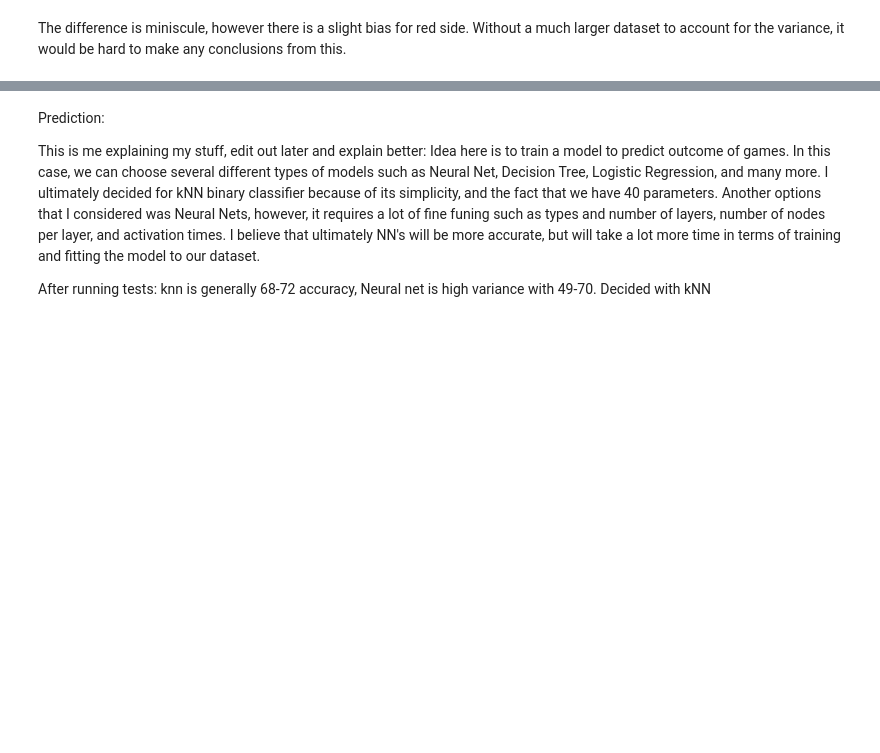
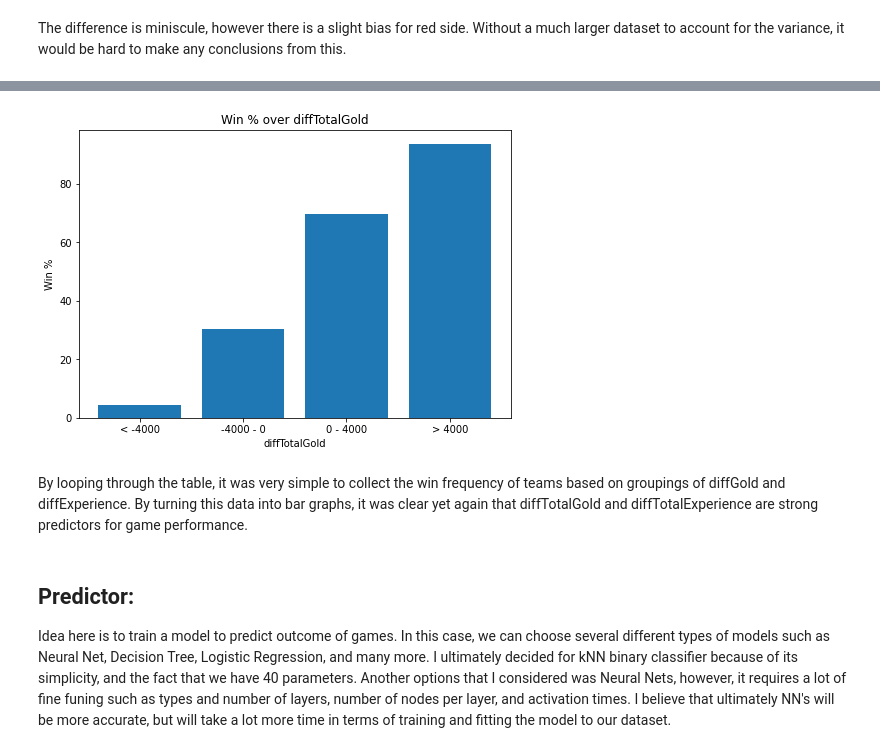
Before and after one commit to liyong2123/cmsc320project, a Jupyter notebook: Final_Tutorial.ipynb, the cells around one changed output, grey strips where cells are left out. Drawn from its saved outputs; the diff is of its cells as text; code cells hidden in the pictures; blank space fills up the shorter version.

```diff
--- a/Final_Tutorial.ipynb
+++ b/Final_Tutorial.ipynb
@@ -163,11 +241,56 @@ The difference is miniscule, however there is a slight bias for red side. Withou
+# %%
+# to calculate average win % for 4 ranges of values
+
+# c gets count of range, w gets num wins for range, range determined by if-else ladder
+
+c1 = 0
+c2 = 0
+c3 = 0
+c4 = 0
+w1 = 0
+w2 = 0
+w3 = 0
+w4 = 0
+index = 0
+
+for e in diffData['diffTotalGold']:
+    if e <= -4000:
+        c1 += 1
+        w1 += diffData['blueWins'][index]
+    elif e <= 0:
+        c2 += 1
+        w2 += diffData['blueWins'][index]
+    elif e <= 4000:
+        c3 += 1
+        w3 += diffData['blueWins'][index]
+    else:
+        c4 += 1
+        w4 += diffData['blueWins'][index]
+    index += 1
+
+# win %
+p1 = float(w1/c1) * 100
+p2 = float(w2/c2) * 100
+p3 = float(w3/c3) * 100
+p4 = float(w4/c4) * 100
+
+fig = plt.figure()
+ax = fig.add_axes([0,0,1,1])
+ax.bar(['< -4000', '-4000 - 0', '0 - 4000', '> 4000'], [p1, p2, p3, p4])
+
+ax.set_xlabel('diffTotalGold')
+ax.set_ylabel('Win %')
+ax.set_title('Win % over diffTotalGold')
+
+plt.show()
+# %% [output]
+[figure, added]
+# %% [markdown]
+By looping through the table, it was very simple to collect the win frequency of teams based on groupings of diffGold and diffExperience. By turning this data into bar graphs, it was clear yet again that diffTotalGold and diffTotalExperience are strong predictors for game performance.
 # %% [markdown]
-Prediction:
+## Predictor:
 
-This is me explaining my stuff, edit out later and explain better:
 Idea here is to train a model to predict outcome of games. In this case, we can choose several different types of models such as Neural Net, Decision Tree, Logistic Regression, and many more. I ultimately decided for kNN binary classifier because of its simplicity, and the fact that we have 40 parameters. Another options that I considered was Neural Nets, however, it requires a lot of fine funing such as types and number of layers, number of nodes per layer, and activation times. I believe that ultimately NN's will be more accurate, but will take a lot more time in terms of training and fitting the model to our dataset.
-
-
-After running tests: knn is generally 68-72 accuracy, Neural net is high variance with 49-70. Decided with kNN
 # %%
 from sklearn.neighbors import KNeighborsClassifier
 from sklearn.model_selection import train_test_split
```
Also changed, not shown: parts of 14 cells of this notebook.
